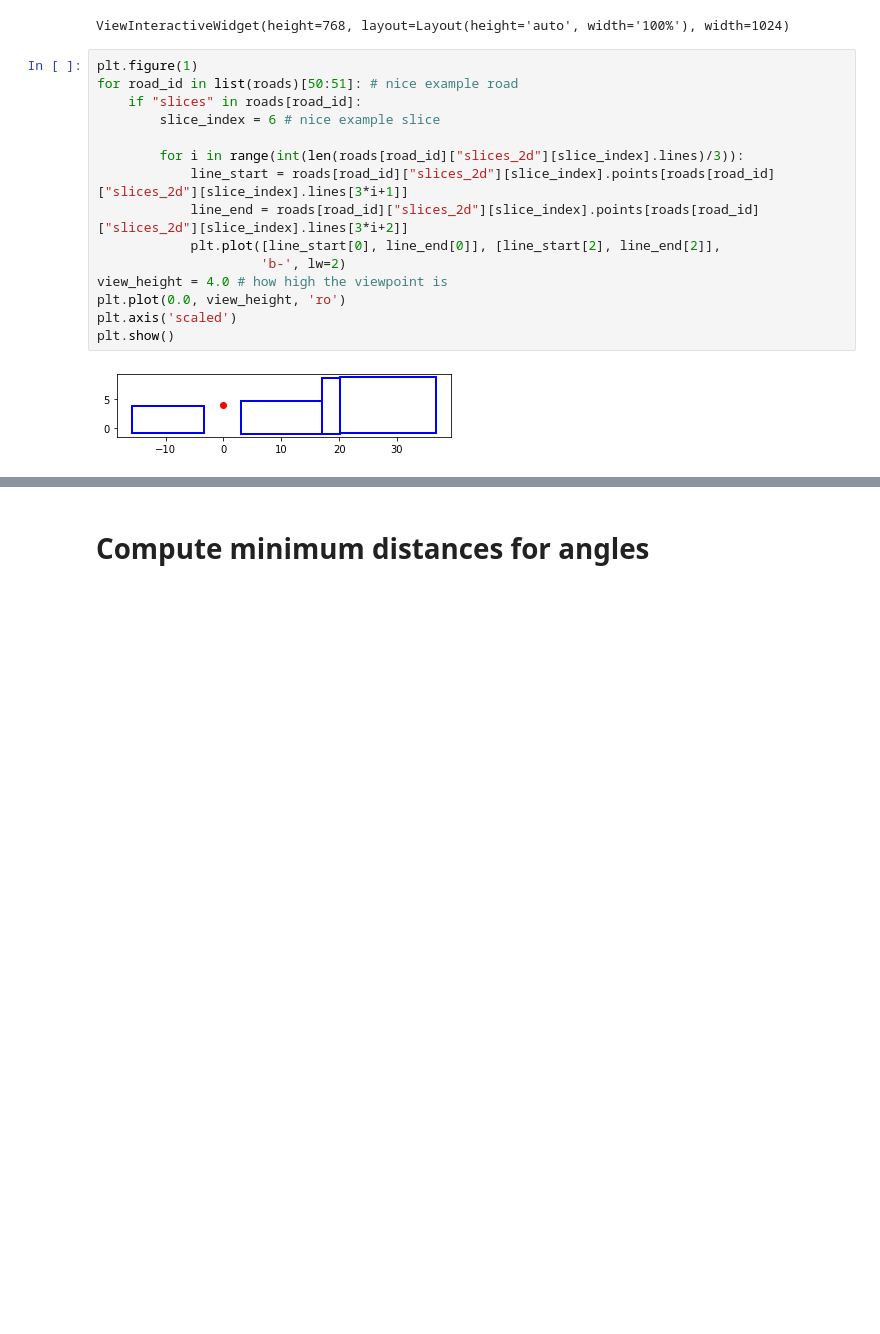
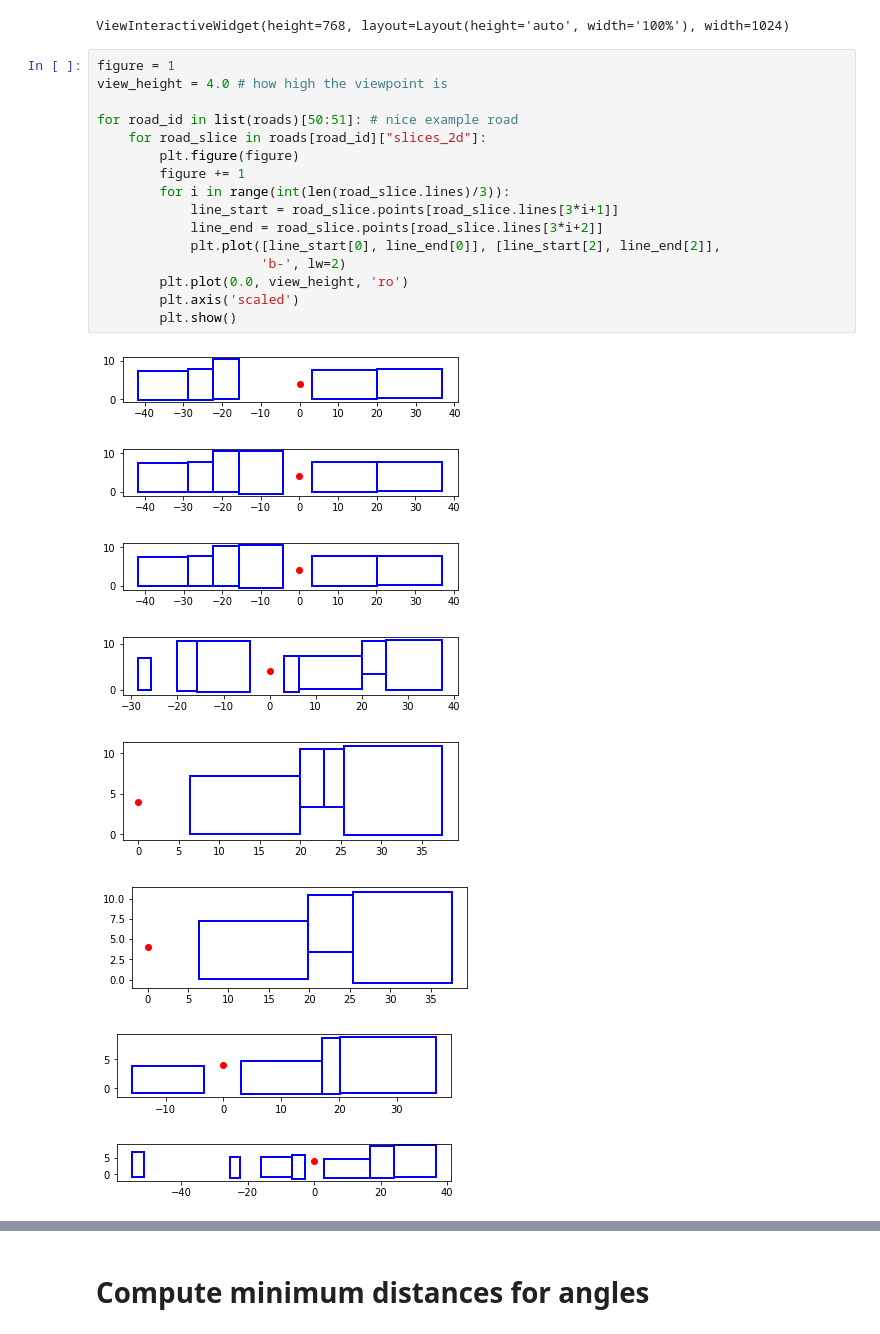
Before and after one commit to liberostelios/roads-storage, a Jupyter notebook: widths-ken.ipynb, the cells around one changed output, grey strips where cells are left out. Drawn from its saved outputs; the diff is of its cells as text; blank space fills up the shorter version.

Commit message:
plot many slices

```diff
--- a/widths-ken.ipynb
+++ b/widths-ken.ipynb
@@ -228,19 +228,27 @@ p.show()
 # %% [output]
 ViewInteractiveWidget(height=768, layout=Layout(height='auto', width='100%'), width=1024)
 # %%
-plt.figure(1)
+figure = 1
+view_height = 4.0 # how high the viewpoint is
+
 for road_id in list(roads)[50:51]: # nice example road
-    if "slices" in roads[road_id]:
-        slice_index = 6 # nice example slice
-
-        for i in range(int(len(roads[road_id]["slices_2d"][slice_index].lines)/3)):
-            line_start = roads[road_id]["slices_2d"][slice_index].points[roads[road_id]["slices_2d"][slice_index].lines[3*i+1]]
-            line_end = roads[road_id]["slices_2d"][slice_index].points[roads[road_id]["slices_2d"][slice_index].lines[3*i+2]]
+    for road_slice in roads[road_id]["slices_2d"]:
+        plt.figure(figure)
+        figure += 1
+        for i in range(int(len(road_slice.lines)/3)):
+            line_start = road_slice.points[road_slice.lines[3*i+1]]
+            line_end = road_slice.points[road_slice.lines[3*i+2]]
             plt.plot([line_start[0], line_end[0]], [line_start[2], line_end[2]],
                      'b-', lw=2)
-view_height = 4.0 # how high the viewpoint is
-plt.plot(0.0, view_height, 'ro')
-plt.axis('scaled')
-plt.show()
+        plt.plot(0.0, view_height, 'ro')
+        plt.axis('scaled')
+        plt.show()
 # %% [output]
-[figure, old version]
+[figure, new version]
+[figure, added]
+[figure, added]
+[figure, added]
+[figure, added]
+[figure, added]
+[figure, added]
+[figure, added]
```
Also changed, not shown: parts of 3 cells of this notebook.
